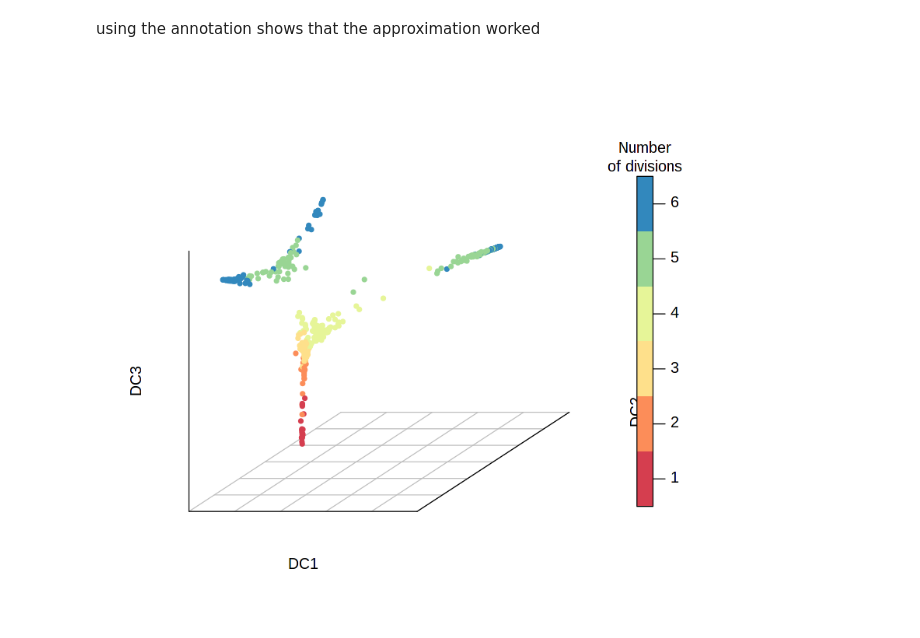
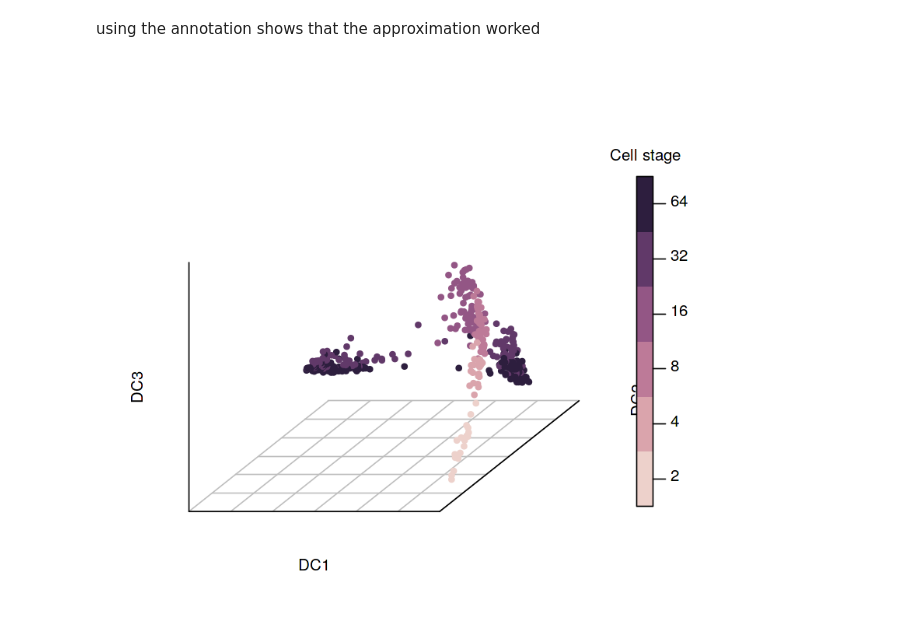
Before and after one commit to theislab/destiny, a Jupyter notebook: vignettes/destiny-recap.ipynb, the cells around one changed output. Saved outputs shown, nothing was run; the diff lists cells and outputs as text; code cells hidden in the pictures.

```diff
--- a/vignettes/destiny-recap.ipynb
+++ b/vignettes/destiny-recap.ipynb
@@ -50,7 +29,8 @@ plot(guo.dif)
 # %% [markdown]
 using the annotation shows that the approximation worked
-# %%
-par(pch = 20)
-plot(guo.dif, col.by = 'divisions', legend.main = 'Number\nof divisions')
-# %% [output]
-[figure, removed]
+# %%
+palette(cube_helix(6))
+plot(dm_guo, col_by = 'num_cells', pch = 20,
+     legend_main = 'Cell stage')
+# %% [output]
+[figure, added]
```
Also changed, not shown: parts of 9 cells of this notebook, 2 other files.
